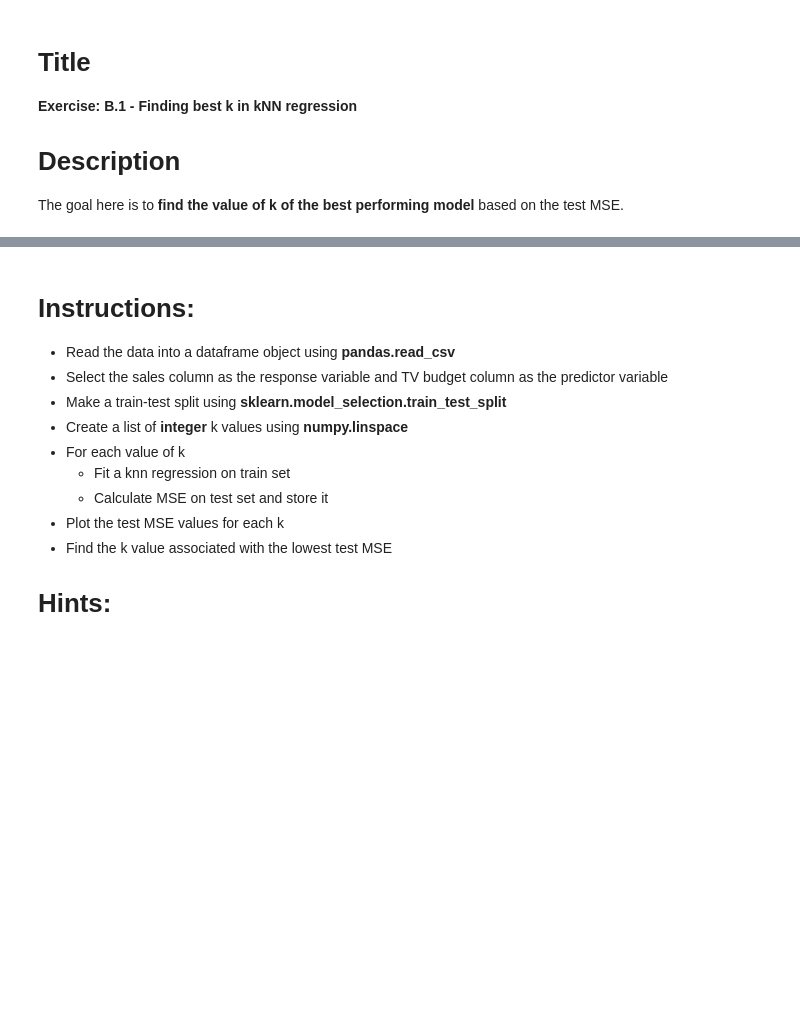
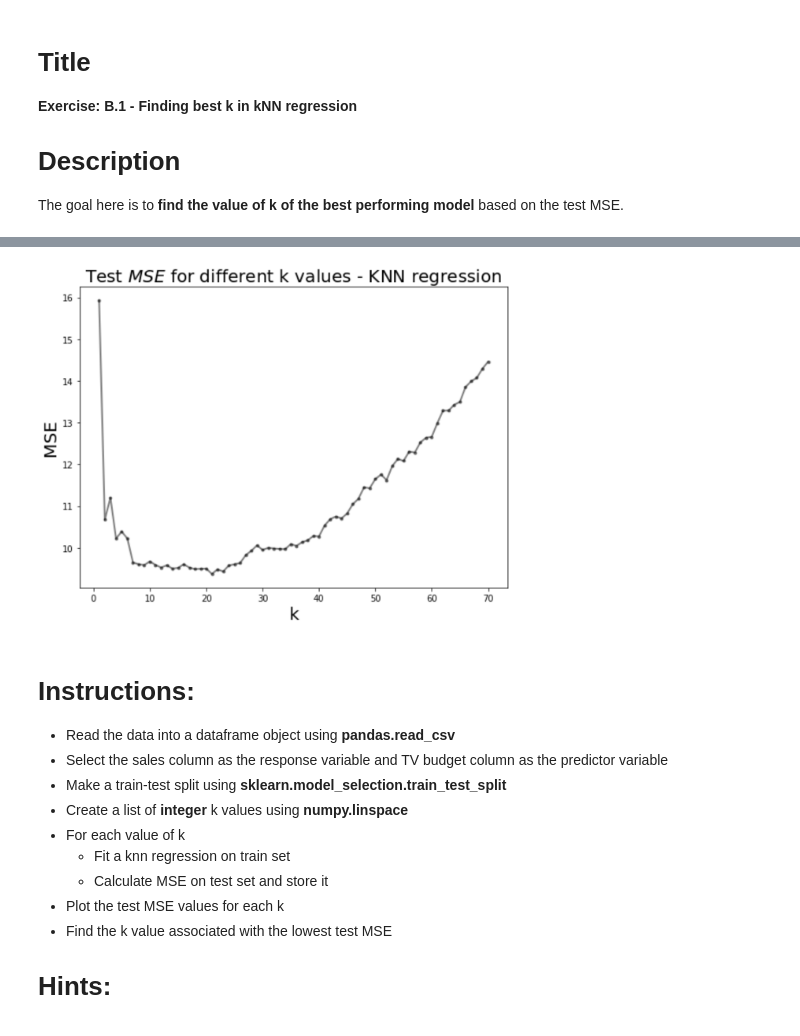
Before and after one commit to Harvard-IACS/2020-CS109A, a Jupyter notebook: content/lectures/lecture05/notebook/s1-exb1-challenge.ipynb, the cells around one changed output, grey strips where cells are left out. Cells and saved outputs as stored; diff of their text form; code cells hidden in the pictures; blank space fills up the shorter version.

```diff
--- a/content/lectures/lecture05/notebook/s1-exb1-challenge.ipynb
+++ b/content/lectures/lecture05/notebook/s1-exb1-challenge.ipynb
@@ -11,3 +9,12 @@ The goal here is to **find the value of k of the best performing model** based o
+# %%
+# <img src="../img/plot4.png" style="width: 500px;">
+
+#Import library
+from IPython.display import Image
+# Load image from local storage
+Image(filename = "../img/plot4.png", width = 500, height =500)
+# %% [output]
+[figure, added]
 # %% [markdown]
 # Instructions:
 - Read the data into a dataframe object using **pandas.read_csv**
```
Also changed, not shown: parts of 1 cell of this notebook, 9 other files.
